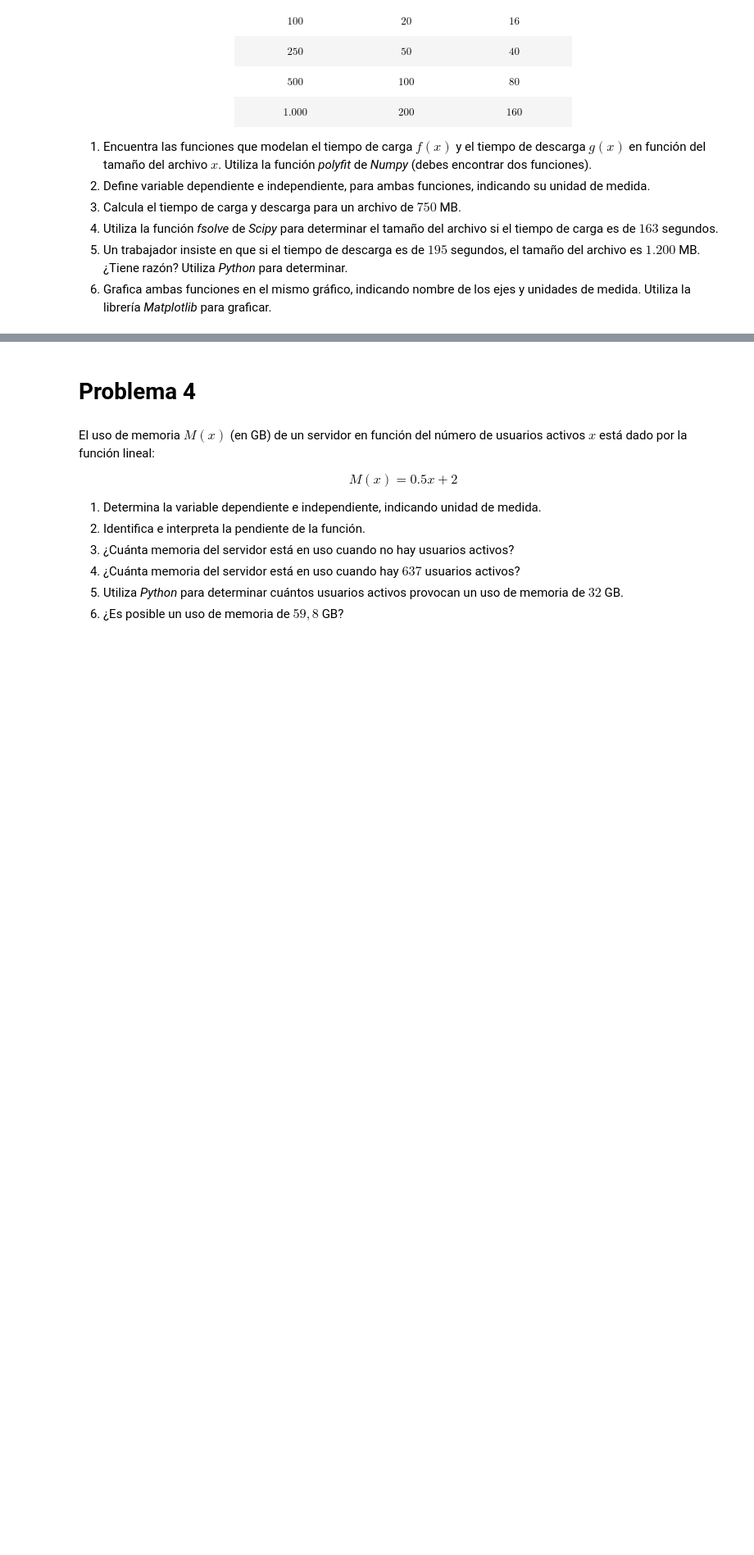
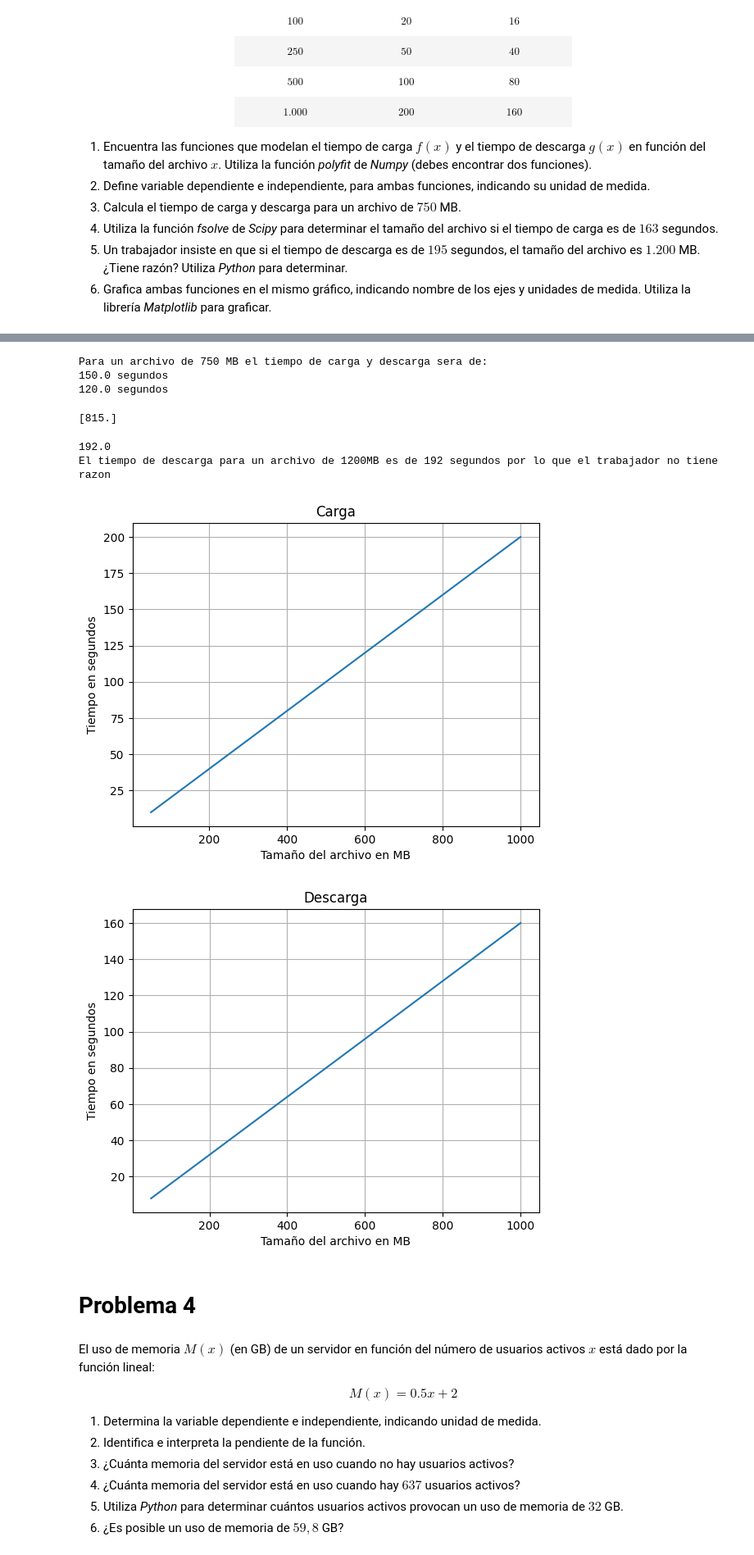
Before and after one commit to Notzeiro/DuocUC-2025, a Jupyter notebook: Math stuff (class)/G2_Función_Lineal(study guide 26_08_2025).ipynb, the cells around one changed output, grey strips where cells are left out. Shown at 82% size. Cells and saved outputs as stored; diff of their text form; code cells hidden in the pictures; blank space fills up the shorter version.

```diff
--- a/Math stuff (class)/G2_Función_Lineal(study guide 26_08_2025).ipynb
+++ b/Math stuff (class)/G2_Función_Lineal(study guide 26_08_2025).ipynb
@@ -203,5 +228,45 @@ Una empresa de tecnología quiere optimizar el tiempo de carga y descarga de arc
+# %%
+#3. Calcula el tiempo de carga y descarga para un archivo de $750$ MB.
+
+def carga(x):
+    return 0.2*x
+
+def descarga(x):
+    return 0.16*x
+
+funciones=[carga , descarga]
+
+print("Para un archivo de 750 MB el tiempo de carga y descarga sera de:")
+for funcion in funciones:
+    print(f"{funcion(750)} segundos")
+# %% [output]
+Para un archivo de 750 MB el tiempo de carga y descarga sera de:
+150.0 segundos
+120.0 segundos
 # %%
 #4. Utiliza la función *fsolve* de *Scipy* para determinar el tamaño del archivo si el tiempo de carga es de $163$ segundos.
+
+
+from scipy.optimize import fsolve
+
+def carga(x):
+    return 0.2*x - 163
+
+solucionn = fsolve(carga , 0)
+
+print(f"el tamaño del archivo para un tiempo de carga de 163 segundos seria de: {solucionn} MB")
+# %% [output]
+[815.]
 # %%
 #5. Un trabajador insiste en que si el tiempo de descarga es de $195$ segundos, el tamaño del archivo es $1.200$ MB. ¿Tiene razón?
 # Utiliza *Python* para determinar.
+
+def descarga(x):
+    return 0.16*x
+
+print(descarga(1200))
+
+print("El tiempo de descarga para un archivo de 1200MB es de 192 segundos por lo que el trabajador no tiene razon")
+# %% [output]
+192.0
+El tiempo de descarga para un archivo de 1200MB es de 192 segundos por lo que el trabajador no tiene razon
@@ -211,3 +273,36 @@ Una empresa de tecnología quiere optimizar el tiempo de carga y descarga de arc
+# %%
+#6. Grafica ambas funciones en el mismo gráfico, indicando nombre de los ejes y unidades de medida.
+# Utiliza la librería *Matplotlib* para graficar.
+
+import matplotlib.pyplot as plt
+import numpy as np
+
+x = np.array([50 , 100 , 250 , 500 , 1000])
+y = np.array([10 , 20 , 50 , 100 , 200])
+y2 = np.array([8 , 16 , 40 , 80 , 160])
+
+plt.plot(x , y)
+plt.grid(True)
+
+
+plt.title("Carga")
+plt.xlabel("Tamaño del archivo en MB")
+plt.ylabel("Tiempo en segundos")
+
+plt.show()
+
+plt.plot(x , y2)
+plt.grid(True)
+
+
+plt.title("Descarga")
+plt.xlabel("Tamaño del archivo en MB")
+plt.ylabel("Tiempo en segundos")
+
+plt.show()
+# %% [output]
+[figure, added]
+[figure, added]
 # %% [markdown]
 # Problema 4
 # %% [markdown]
```
Also changed, not shown: parts of 16 cells of this notebook.
